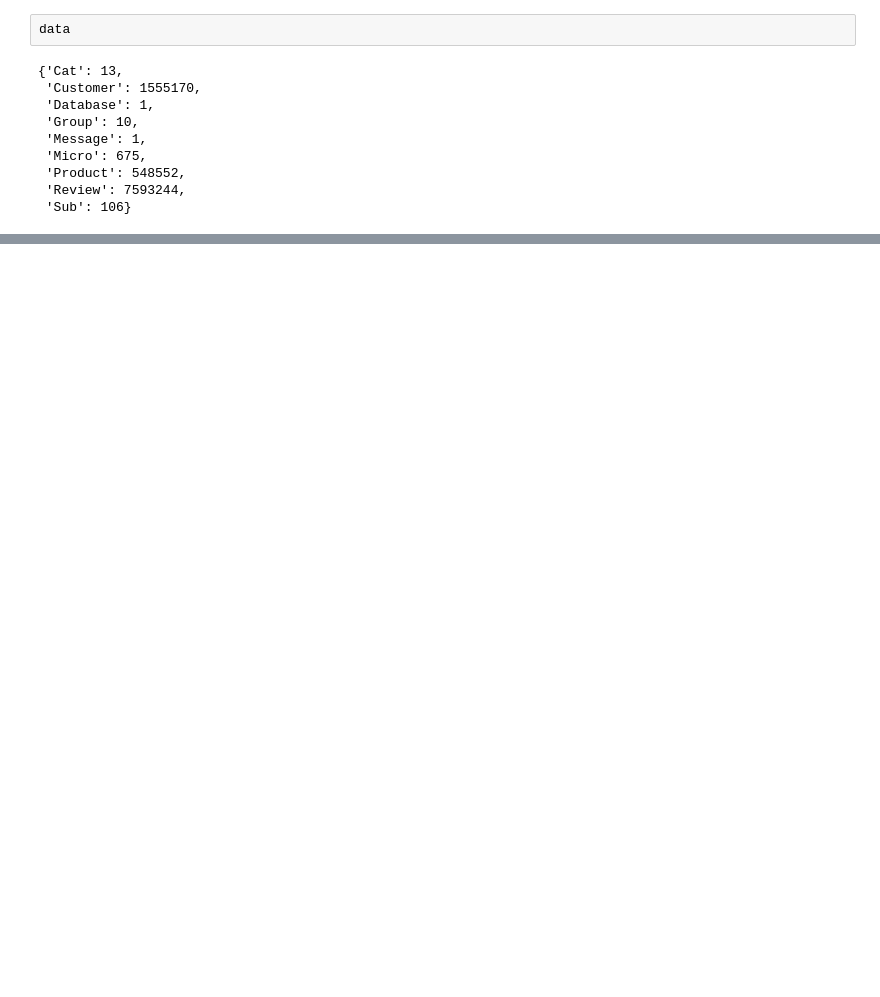
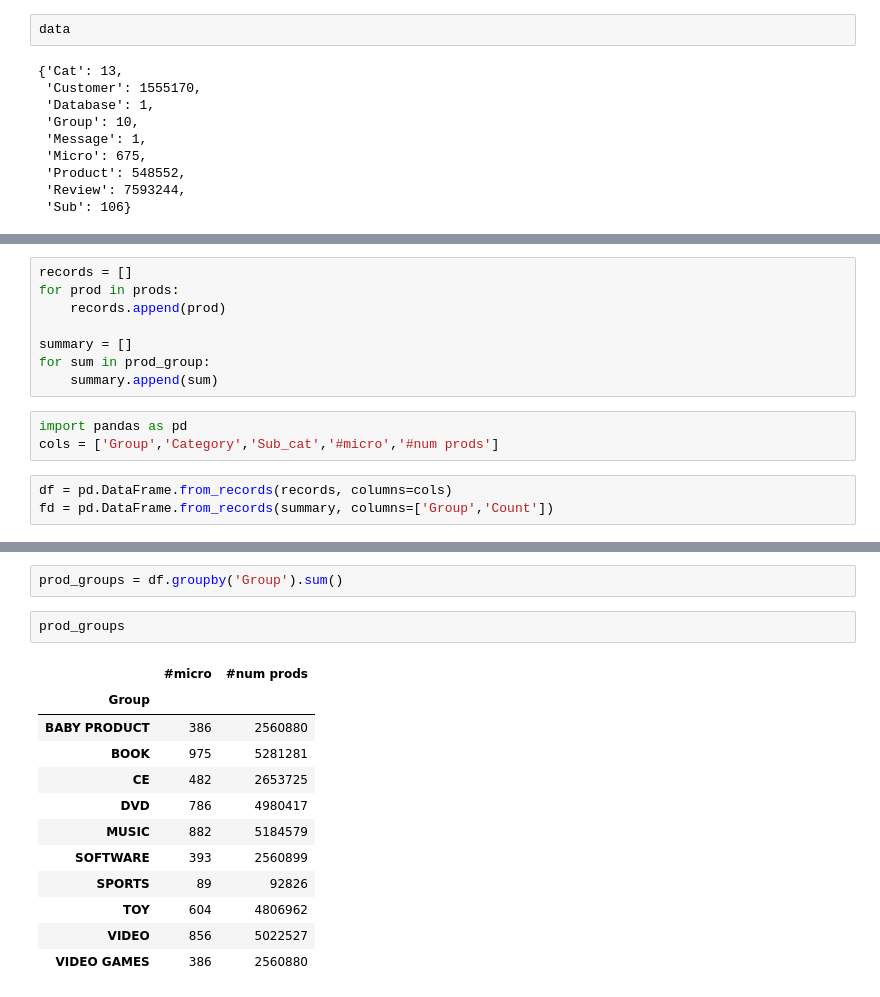
Before and after one commit to jiangk576/graphs, a Jupyter notebook: Amazon_statistics.ipynb, the cells around one changed output, grey strips where cells are left out. Drawn from its saved outputs; the diff is of its cells as text; blank space fills up the shorter version.

Commit message:
from Neo4j to Pandas

```diff
--- a/Amazon_statistics.ipynb
+++ b/Amazon_statistics.ipynb
@@ -91,0 +102,14 @@ datum
+# %%
+records = []
+for prod in prods:
+    records.append(prod)
+
+summary = []
+for sum in prod_group:
+    summary.append(sum)
+# %%
+import pandas as pd
+cols = ['Group','Category','Sub_cat','#micro','#num prods']
+# %%
+df = pd.DataFrame.from_records(records, columns=cols)
+fd = pd.DataFrame.from_records(summary, columns=['Group','Count'])
@@ -91,0 +128,17 @@ datum
+# %%
+prod_groups = df.groupby('Group').sum()
+# %%
+prod_groups
+# %% [output]
+|  | #micro | #num prods |
+| Group |  |  |
+| BABY PRODUCT | 386 | 2560880 |
+| BOOK | 975 | 5281281 |
+| CE | 482 | 2653725 |
+| DVD | 786 | 4980417 |
+| MUSIC | 882 | 5184579 |
+| SOFTWARE | 393 | 2560899 |
+| SPORTS | 89 | 92826 |
+| TOY | 604 | 4806962 |
+| VIDEO | 856 | 5022527 |
+| VIDEO GAMES | 386 | 2560880 |
```
Also changed, not shown: parts of 6 cells of this notebook.
